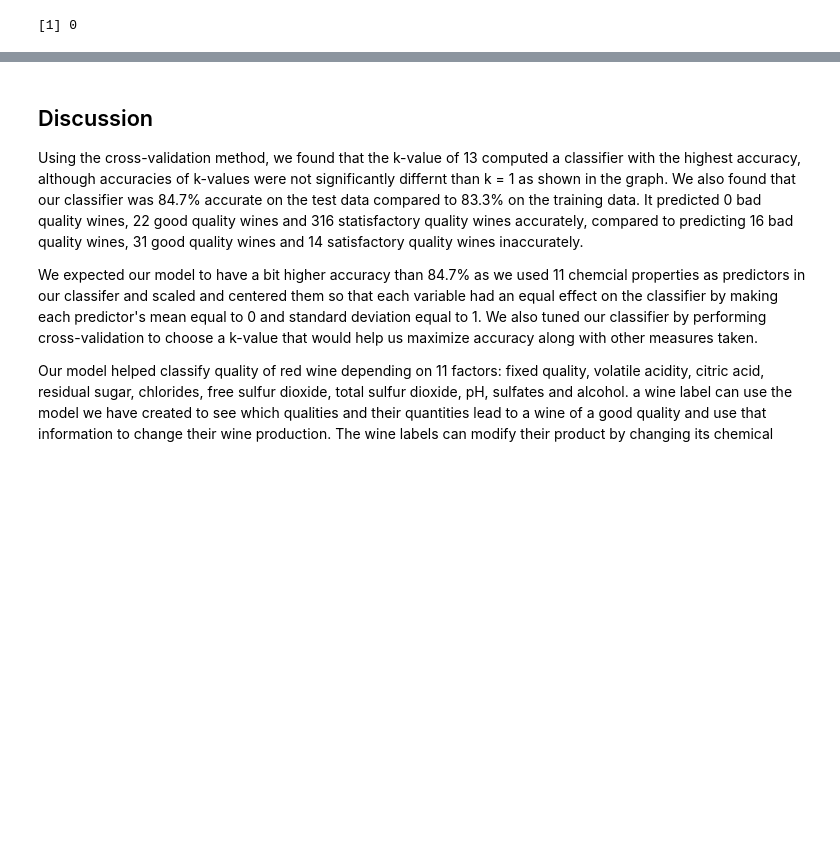
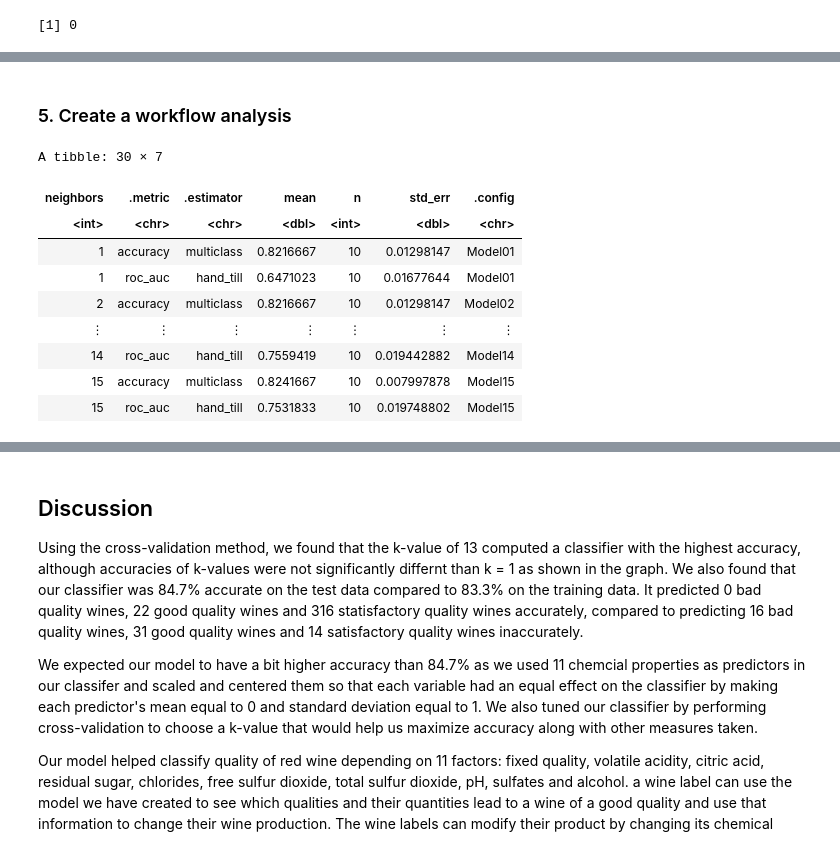
Before and after one commit to armaghannaveed/RED_WINE_CLASSIFICATION, a Jupyter notebook: Red_Wine_Report.ipynb, the cells around one changed output, grey strips where cells are left out. Cells and saved outputs as stored; diff of their text form; code cells hidden in the pictures; blank space fills up the shorter version.

```diff
--- a/Red_Wine_Report.ipynb
+++ b/Red_Wine_Report.ipynb
@@ -163,0 +194,22 @@ red_wine_testing <- testing(red_wine_split)
+# %% [markdown]
+### 5. Create a workflow analysis
+# %%
+set.seed(1234)
+
+knn_results <- workflow() %>%
+    add_recipe(recipe) %>%
+    add_model(knn_tune) %>%
+    tune_grid(resamples = vfold, grid = 20) %>%
+    collect_metrics()
+knn_results
+# %% [output]
+A tibble: 30 × 7
+| neighbors | .metric | .estimator | mean | n | std_err | .config |
+| <int> | <chr> | <chr> | <dbl> | <int> | <dbl> | <chr> |
+| 1 | accuracy | multiclass | 0.8216667 | 10 | 0.01298147 | Model01 |
+| 1 | roc_auc | hand_till | 0.6471023 | 10 | 0.01677644 | Model01 |
+| 2 | accuracy | multiclass | 0.8216667 | 10 | 0.01298147 | Model02 |
+| ⋮ | ⋮ | ⋮ | ⋮ | ⋮ | ⋮ | ⋮ |
+| 14 | roc_auc | hand_till | 0.7559419 | 10 | 0.019442882 | Model14 |
+| 15 | accuracy | multiclass | 0.8241667 | 10 | 0.007997878 | Model15 |
+| 15 | roc_auc | hand_till | 0.7531833 | 10 | 0.019748802 | Model15 |
```
Also changed, not shown: parts of 35 cells of this notebook.
